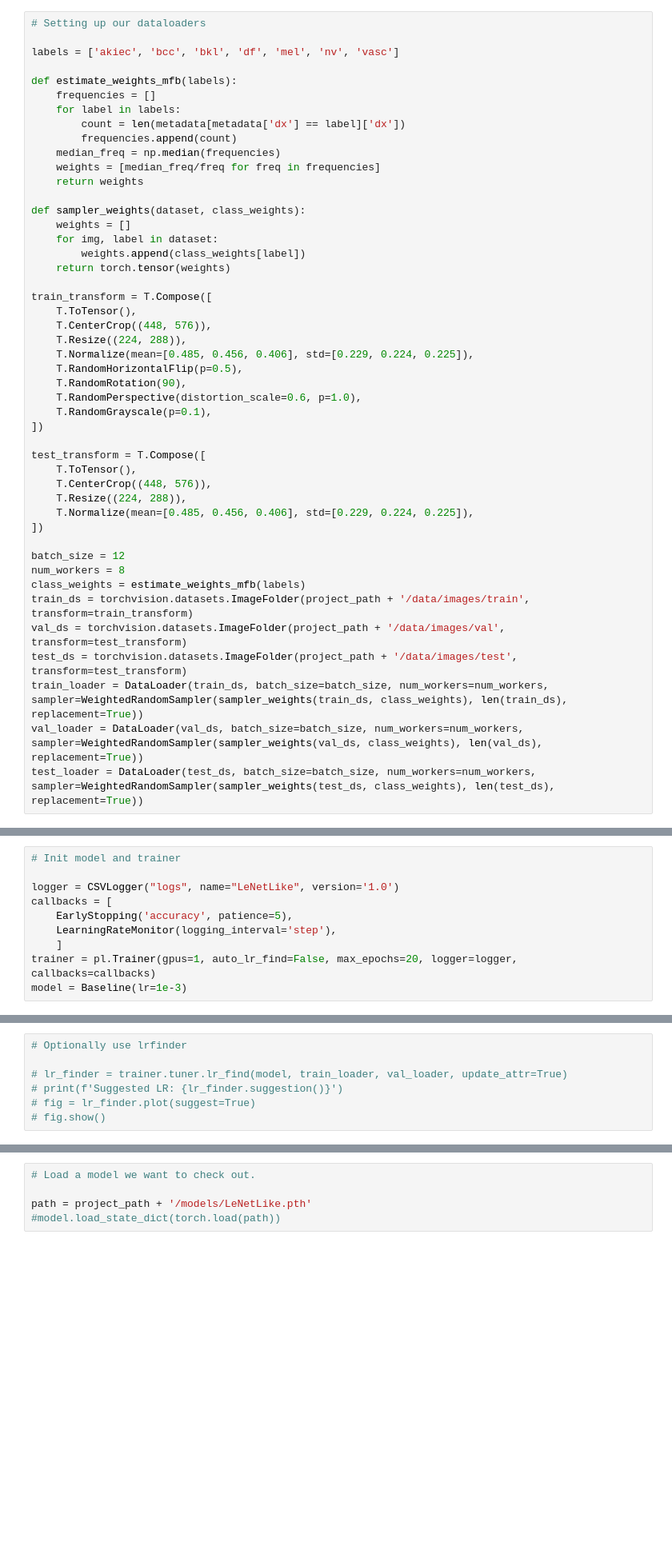
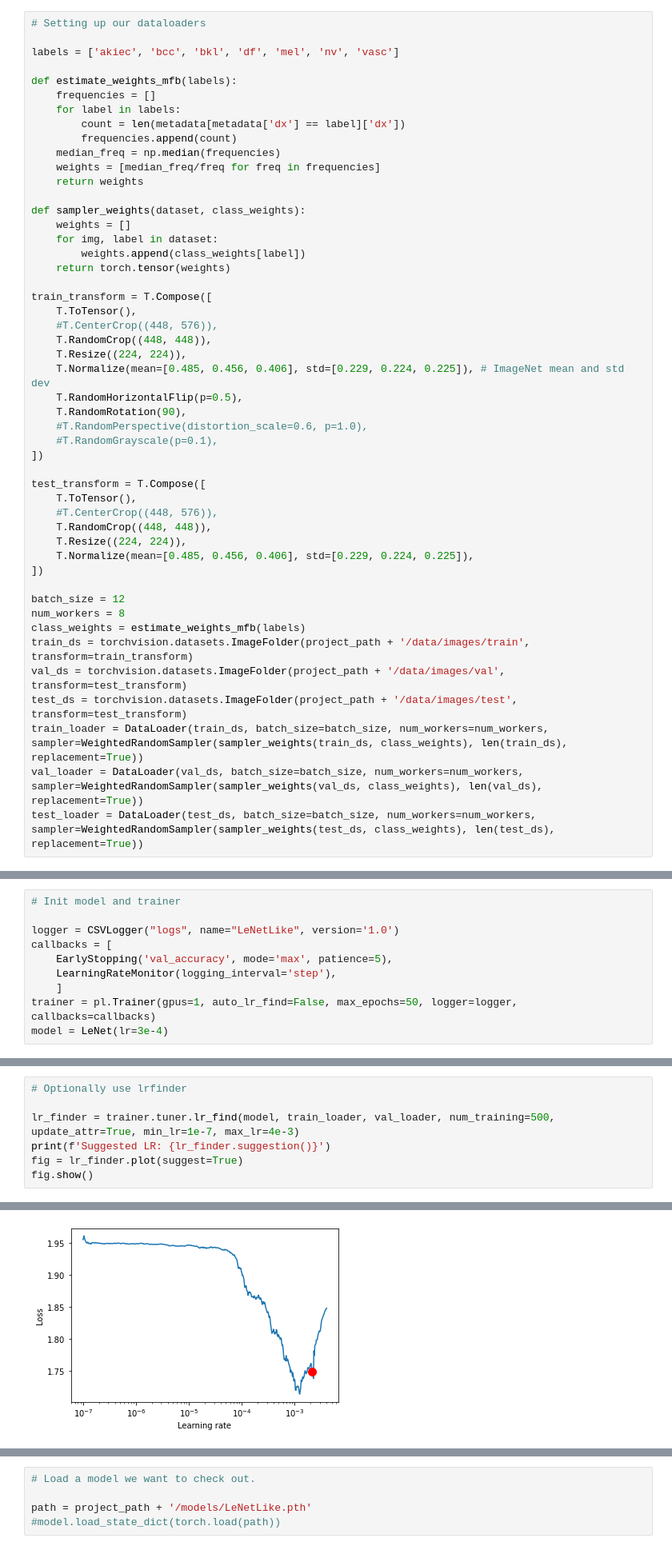
Before and after one commit to Ryul0rd/Cancer-Detection-Capstone, a Jupyter notebook: notebooks/modeling.ipynb, the cells around one changed output, grey strips where cells are left out. Shown at 80% size. Drawn from its saved outputs; the diff is of its cells as text; blank space fills up the shorter version.

Commit message:
Add final models

```diff
--- a/notebooks/modeling.ipynb
+++ b/notebooks/modeling.ipynb
@@ -79,19 +80,21 @@ def sampler_weights(dataset, class_weights):
 
 train_transform = T.Compose([
     T.ToTensor(),
-    T.CenterCrop((448, 576)),
-    T.Resize((224, 288)),
-    T.Normalize(mean=[0.485, 0.456, 0.406], std=[0.229, 0.224, 0.225]),
+    #T.CenterCrop((448, 576)),
+    T.RandomCrop((448, 448)),
+    T.Resize((224, 224)),
+    T.Normalize(mean=[0.485, 0.456, 0.406], std=[0.229, 0.224, 0.225]), # ImageNet mean and std dev
     T.RandomHorizontalFlip(p=0.5),
     T.RandomRotation(90),
-    T.RandomPerspective(distortion_scale=0.6, p=1.0),
-    T.RandomGrayscale(p=0.1),
+    #T.RandomPerspective(distortion_scale=0.6, p=1.0),
+    #T.RandomGrayscale(p=0.1),
 ])
 
 test_transform = T.Compose([
     T.ToTensor(),
-    T.CenterCrop((448, 576)),
-    T.Resize((224, 288)),
+    #T.CenterCrop((448, 576)),
+    T.RandomCrop((448, 448)),
+    T.Resize((224, 224)),
     T.Normalize(mean=[0.485, 0.456, 0.406], std=[0.229, 0.224, 0.225]),
 ])
 
@@ -177,8 +172,8 @@ class Baseline(pl.LightningModule):
 
 logger = CSVLogger("logs", name="LeNetLike", version='1.0')
 callbacks = [
-    EarlyStopping('accuracy', patience=5),
+    EarlyStopping('val_accuracy', mode='max', patience=5),
     LearningRateMonitor(logging_interval='step'),
     ]
-trainer = pl.Trainer(gpus=1, auto_lr_find=False, max_epochs=20, logger=logger, callbacks=callbacks)
-model = Baseline(lr=1e-3)
+trainer = pl.Trainer(gpus=1, auto_lr_find=False, max_epochs=50, logger=logger, callbacks=callbacks)
+model = LeNet(lr=3e-4)
@@ -185,7 +183,8 @@ model = Baseline(lr=1e-3)
 # %%
 # Optionally use lrfinder
 
-# lr_finder = trainer.tuner.lr_find(model, train_loader, val_loader, update_attr=True)
-# print(f'Suggested LR: {lr_finder.suggestion()}')
-# fig = lr_finder.plot(suggest=True)
-# fig.show()
+lr_finder = trainer.tuner.lr_find(model, train_loader, val_loader, num_training=500, update_attr=True, min_lr=1e-7, max_lr=4e-3)
+print(f'Suggested LR: {lr_finder.suggestion()}')
+fig = lr_finder.plot(suggest=True)
+fig.show()
+# %% [output]
@@ -192,3 +204,4 @@ model = Baseline(lr=1e-3)
+[figure, added]
 # %%
 # Train
 
```
Also changed, not shown: parts of 15 cells of this notebook, 2 other files.
